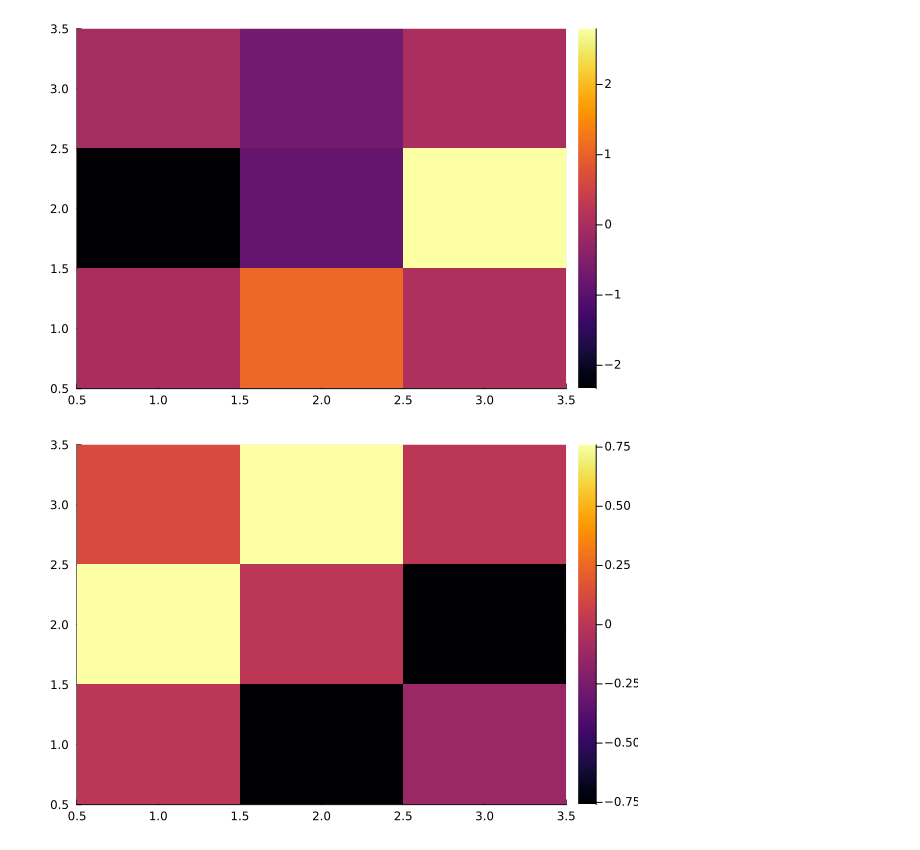
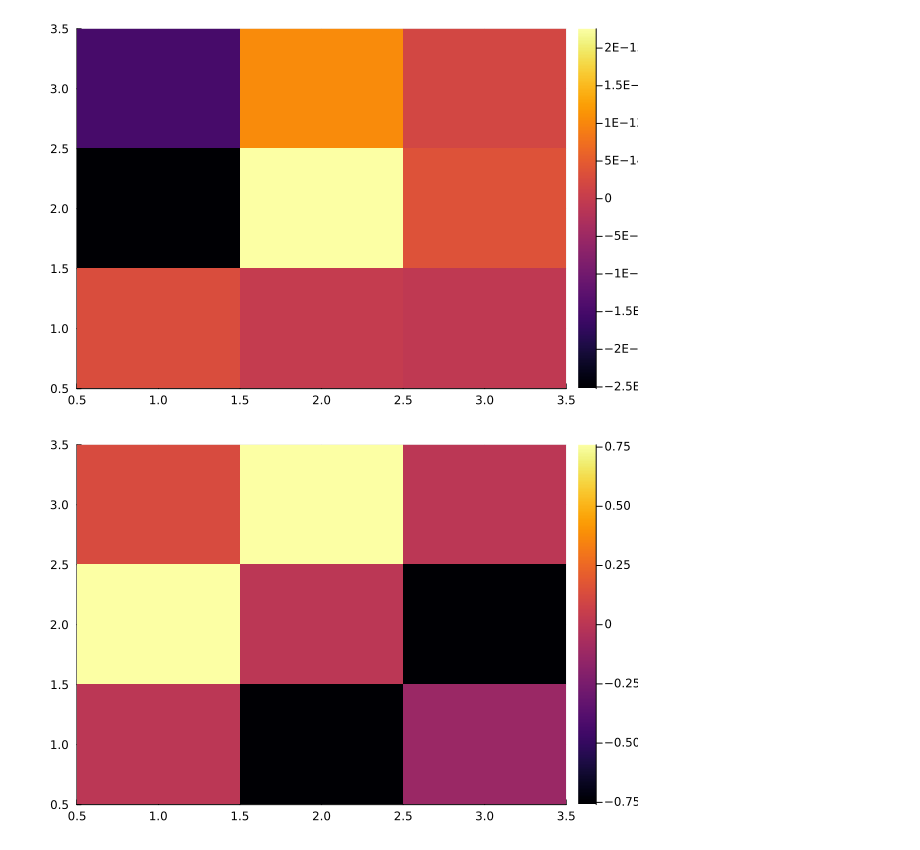
Before and after one commit to ttx002000/HF_Moire, a Jupyter notebook: data_collection/triangular/data_output/plot.ipynb, the cells around one changed output. Saved outputs shown, nothing was run; the diff lists cells and outputs as text; code cells hidden in the pictures.

```diff
--- a/data_collection/triangular/data_output/plot.ipynb
+++ b/data_collection/triangular/data_output/plot.ipynb
@@ -1,11 +1,11 @@
 # %%
 using JLD2, Plots
 # %%
-st2=load("try_nopotential_withint_randomgauge.jld2")
+st2=load("try_nopotential_withint_nogauge.jld2")
 st2["energy"]
 heatmap(imag.(st2["Flink"]))
 # %% [output]
-[figure, old version]
+[figure, new version]
 # %%
 st4=load("try_noint.jld2")
 st4["energy"]
```
Also changed, not shown: 4 other files.
